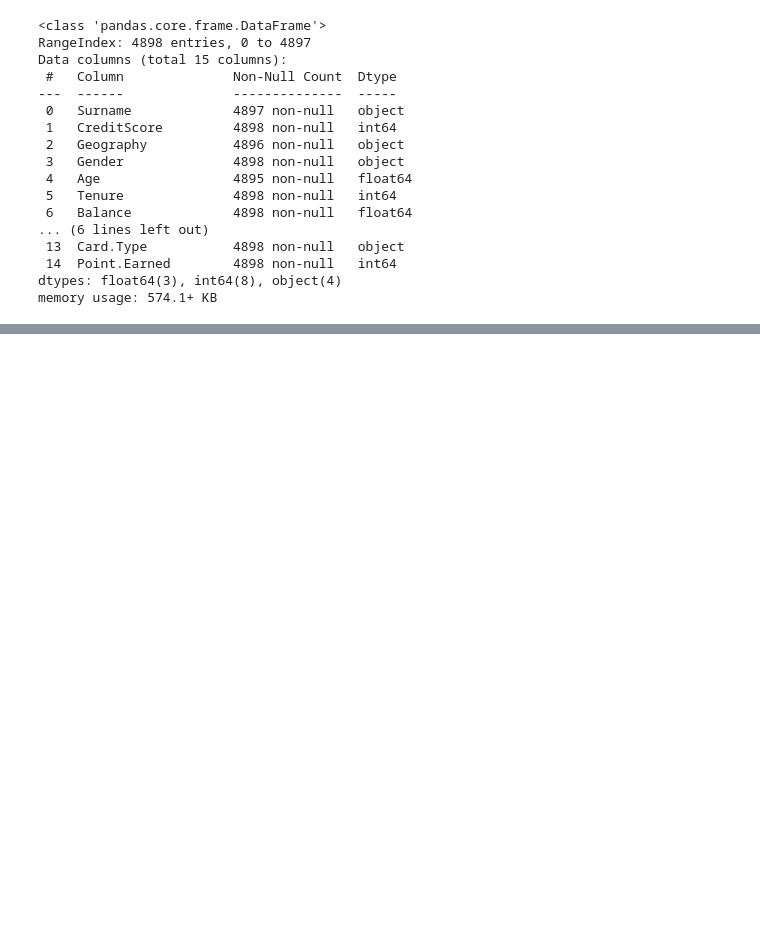
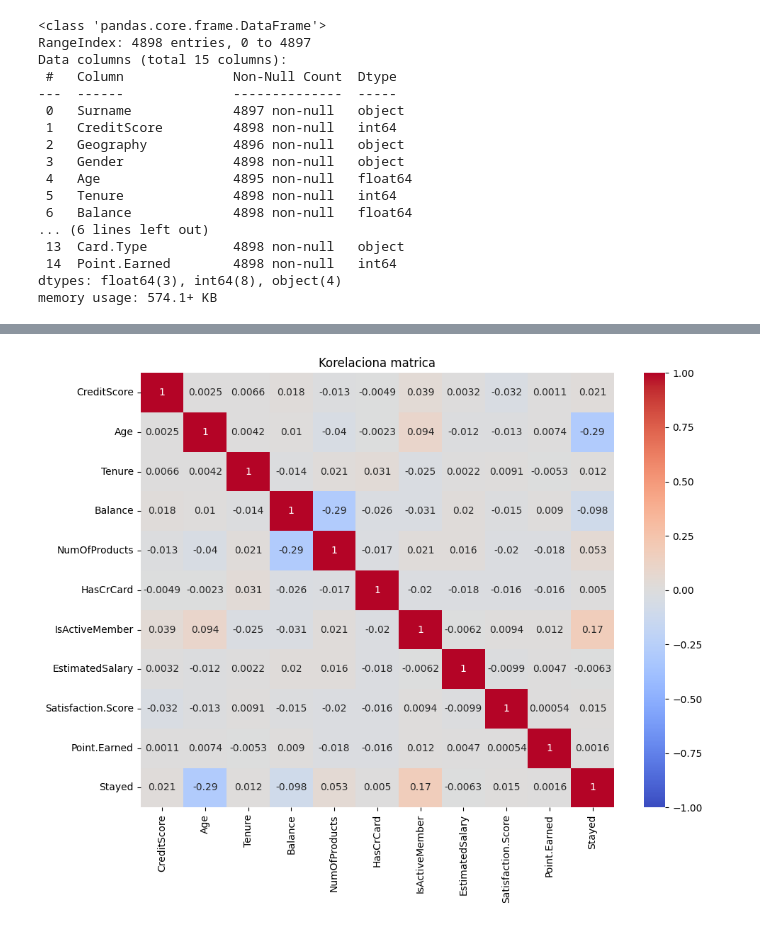
Before and after one commit to filiptrivan/mini-ml-projects, a Jupyter notebook: decision-tree.ipynb, the cells around one changed output, grey strips where cells are left out. Cells and saved outputs as stored; diff of their text form; code cells hidden in the pictures; blank space fills up the shorter version.

```diff
--- a/decision-tree.ipynb
+++ b/decision-tree.ipynb
@@ -24,6 +24,7 @@ dtypes: float64(3), int64(8), object(4)
 memory usage: 574.1+ KB
 # %%
 data['Stayed'] = ~data['Exited']
+data.drop(columns='Exited', inplace=True)
 # %%
 data = data[data['Age'] <= 87].reset_index(drop=True)
 # %%
@@ -48,0 +50,5 @@ memory usage: 650.0+ KB
+# %%
+data.drop(columns='Surname', inplace=True)
+# %%
+data = data.loc[data['Geography'].isna() == False]
+data = data.loc[data['Geography'].isna() == False]
@@ -48,0 +75,12 @@ memory usage: 650.0+ KB
+# %%
+import matplotlib.pyplot as plt
+import seaborn as sb
+
+corr_matrix = data.corr(numeric_only=True).round(2)
+plt.figure(figsize=(10, 8))
+sb.heatmap(data.corr(numeric_only=True), annot=True, cmap='coolwarm', vmin=-1, vmax=1)
+plt.title("Korelaciona matrica")
+plt.tight_layout()
+plt.show()
+# %% [output]
+[figure, added]
```
Also changed, not shown: parts of 3 cells of this notebook.
